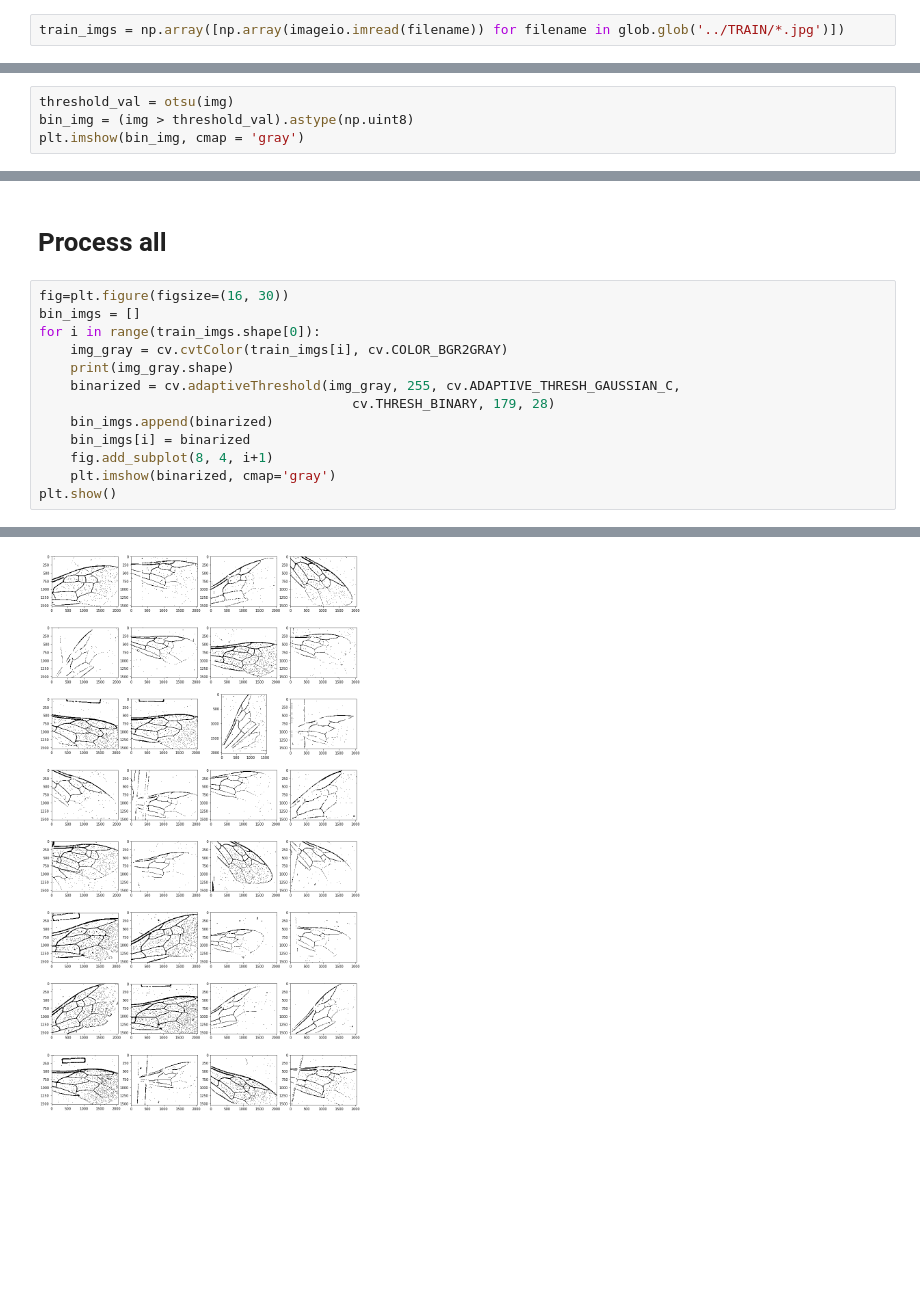
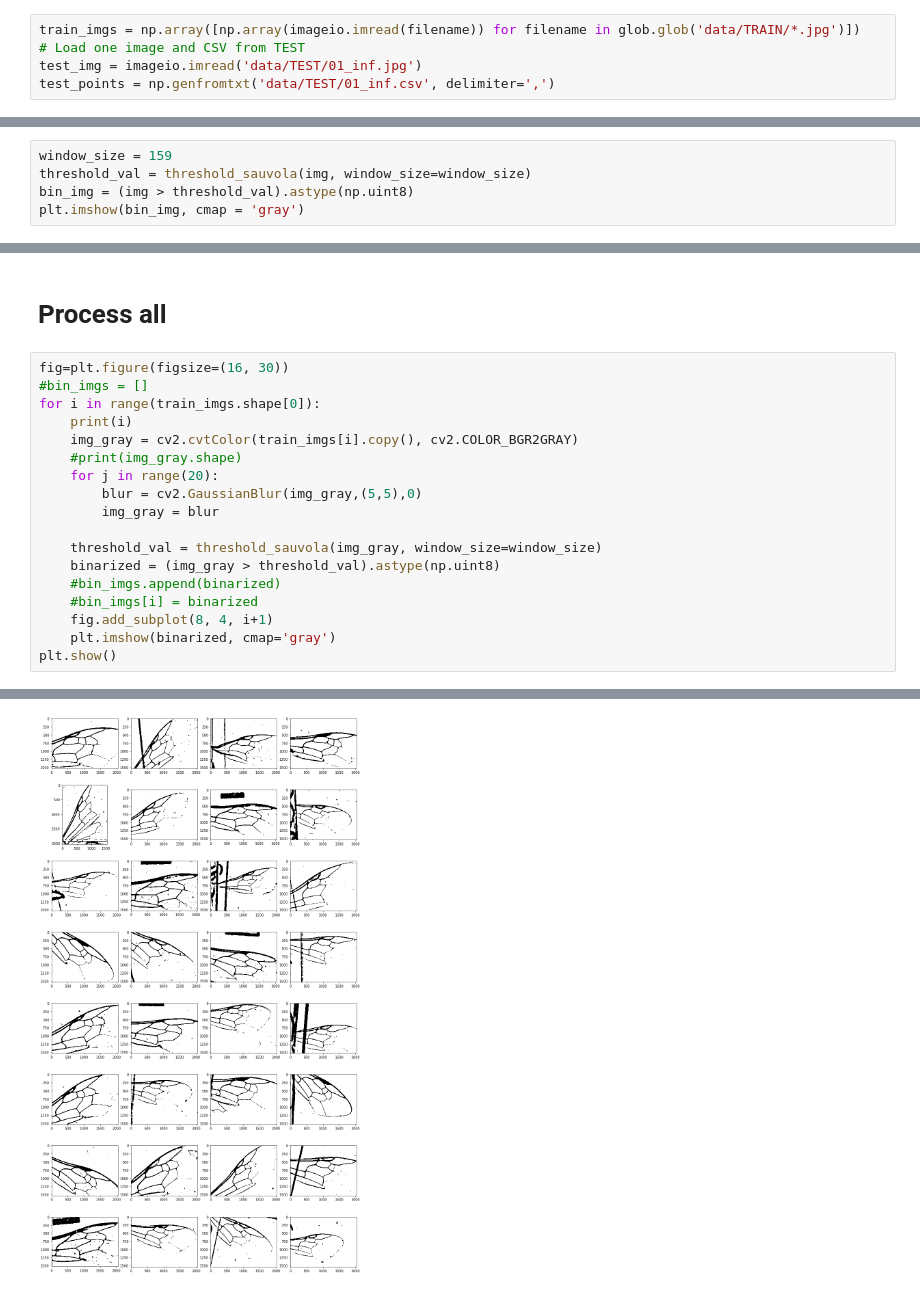
Before and after one commit to DaniGodin/BeeDetect, a Jupyter notebook: src/Hugo_tests.ipynb, the cells around one changed output, grey strips where cells are left out. Cells and saved outputs as stored; diff of their text form; blank space fills up the shorter version.

```diff
--- a/src/Hugo_tests.ipynb
+++ b/src/Hugo_tests.ipynb
@@ -7,2 +30,5 @@ import glob
 # %%
-train_imgs = np.array([np.array(imageio.imread(filename)) for filename in glob.glob('../TRAIN/*.jpg')])
+train_imgs = np.array([np.array(imageio.imread(filename)) for filename in glob.glob('data/TRAIN/*.jpg')])
+# Load one image and CSV from TEST
+test_img = imageio.imread('data/TEST/01_inf.jpg')
+test_points = np.genfromtxt('data/TEST/01_inf.csv', delimiter=',')
@@ -54,5 +61,6 @@ def otsu(arr):
 # %%
-threshold_val = otsu(img)
+window_size = 159
+threshold_val = threshold_sauvola(img, window_size=window_size)
 bin_img = (img > threshold_val).astype(np.uint8)
 plt.imshow(bin_img, cmap = 'gray')
 # %% [output]
@@ -75,14 +111,19 @@ plt.imshow(bg, cmap='gray')
 # Process all
 # %%
 fig=plt.figure(figsize=(16, 30))
-bin_imgs = []
+#bin_imgs = []
 for i in range(train_imgs.shape[0]):
-    img_gray = cv.cvtColor(train_imgs[i], cv.COLOR_BGR2GRAY)
-    print(img_gray.shape)
-    binarized = cv.adaptiveThreshold(img_gray, 255, cv.ADAPTIVE_THRESH_GAUSSIAN_C,
-                                        cv.THRESH_BINARY, 179, 28)
-    bin_imgs.append(binarized)
-    bin_imgs[i] = binarized
+    print(i)
+    img_gray = cv2.cvtColor(train_imgs[i].copy(), cv2.COLOR_BGR2GRAY)
+    #print(img_gray.shape)
+    for j in range(20):
+        blur = cv2.GaussianBlur(img_gray,(5,5),0)
+        img_gray = blur
+
+    threshold_val = threshold_sauvola(img_gray, window_size=window_size)
+    binarized = (img_gray > threshold_val).astype(np.uint8)
+    #bin_imgs.append(binarized)
+    #bin_imgs[i] = binarized
     fig.add_subplot(8, 4, i+1)
     plt.imshow(binarized, cmap='gray')
 plt.show()
@@ -107 +148 @@ plt.show()
-[figure, old version]
+[figure, new version]
```
Also changed, not shown: parts of 17 cells of this notebook.
